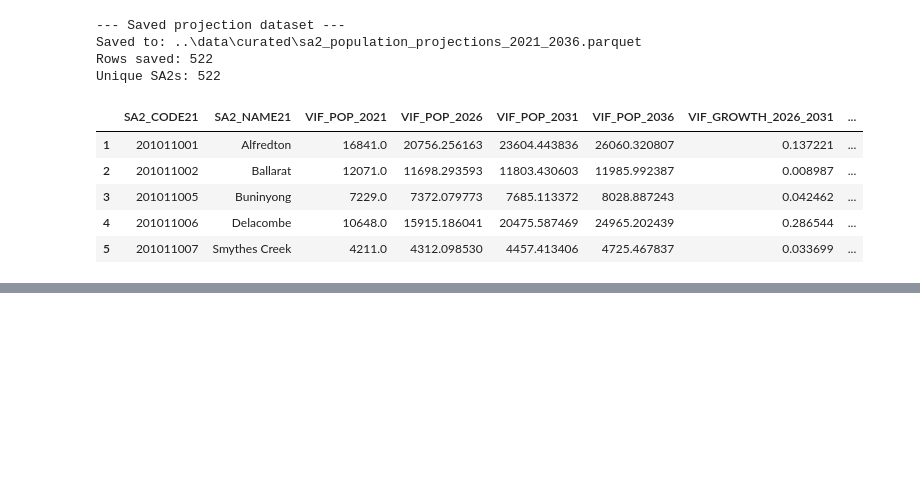
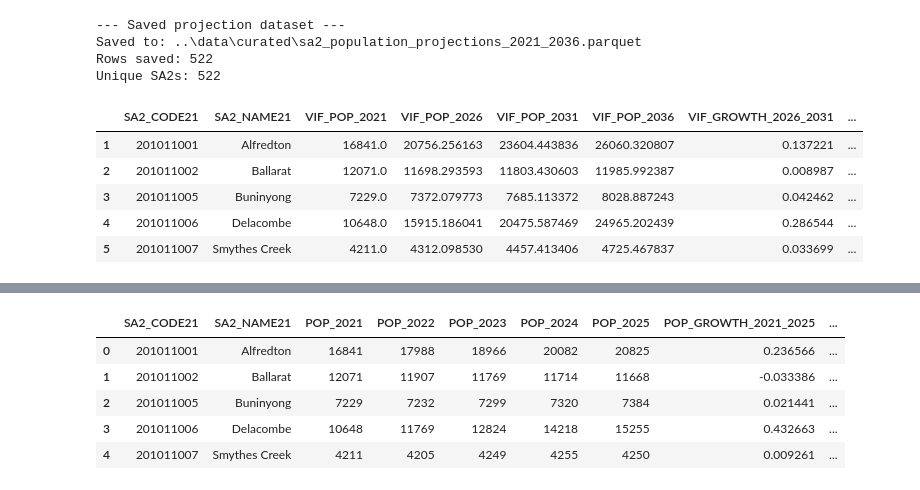
Before and after one commit to mdharmawan19/industry-project-group-55, a Jupyter notebook: notebooks/04_abs_sa2_crosswalk.ipynb, the cells around one changed output, grey strips where cells are left out. Drawn from its saved outputs; the diff is of its cells as text; code cells hidden in the pictures; blank space fills up the shorter version.

Commit message:
sa2 waiting for the cleaned data

```diff
--- a/notebooks/04_abs_sa2_crosswalk.ipynb
+++ b/notebooks/04_abs_sa2_crosswalk.ipynb
@@ -685,3 +685,70 @@ Unique SA2s: 522
 | 3 | 201011005 | Buninyong | 7229.0 | 7372.079773 | 7685.113372 | 8028.887243 | 0.042462 | ... |
 | 4 | 201011006 | Delacombe | 10648.0 | 15915.186041 | 20475.587469 | 24965.202439 | 0.286544 | ... |
 | 5 | 201011007 | Smythes Creek | 4211.0 | 4312.098530 | 4457.413406 | 4725.467837 | 0.033699 | ... |
+# %%
+# ============================================================
+# Build master SA2 feature table
+# ============================================================
+
+sa2_features = (
+    population_clean
+    .merge(
+        income_clean[
+            [
+                "SA2_CODE21",
+                "EARNERS_2022_23",
+                "MEDIAN_INCOME_2022_23",
+                "MEAN_INCOME_2022_23"
+            ]
+        ],
+        on="SA2_CODE21",
+        how="left"
+    )
+    .merge(
+        vif_clean[
+            [
+                "SA2_CODE21",
+                "VIF_POP_2026",
+                "VIF_POP_2031",
+                "VIF_POP_2036",
+                "VIF_GROWTH_2026_2031",
+                "VIF_GROWTH_2021_2036"
+            ]
+        ],
+        on="SA2_CODE21",
+        how="left"
+    )
+)
+
+# Check final table
+print("--- Master SA2 feature table ---")
+print("Rows:", len(sa2_features))
+print("Unique SA2s:", sa2_features["SA2_CODE21"].nunique())
+print("Duplicate SA2 codes:", sa2_features["SA2_CODE21"].duplicated().sum())
+
+print("\nMissing values:")
+print(
+    sa2_features[
+        [
+            "POP_2025",
+            "MEDIAN_INCOME_2022_23",
+            "VIF_POP_2031",
+            "VIF_GROWTH_2026_2031"
+        ]
+    ].isna().sum()
+)
+
+# Save master feature table
+OUTPUT_FEATURES = Path(
+    "../data/curated/sa2_features.parquet"
+)
+
+sa2_features.to_parquet(
+    OUTPUT_FEATURES,
+    index=False
+)
+
+print(f"\nSaved to: {OUTPUT_FEATURES}")
+
+display(sa2_features.head())
+# %% [output]
@@ -687,0 +768,6 @@ Unique SA2s: 522
+|  | SA2_CODE21 | SA2_NAME21 | POP_2021 | POP_2022 | POP_2023 | POP_2024 | POP_2025 | POP_GROWTH_2021_2025 | ... |
+| 0 | 201011001 | Alfredton | 16841 | 17988 | 18966 | 20082 | 20825 | 0.236566 | ... |
+| 1 | 201011002 | Ballarat | 12071 | 11907 | 11769 | 11714 | 11668 | -0.033386 | ... |
+| 2 | 201011005 | Buninyong | 7229 | 7232 | 7299 | 7320 | 7384 | 0.021441 | ... |
+| 3 | 201011006 | Delacombe | 10648 | 11769 | 12824 | 14218 | 15255 | 0.432663 | ... |
+| 4 | 201011007 | Smythes Creek | 4211 | 4205 | 4249 | 4255 | 4250 | 0.009261 | ... |
```
Also changed, not shown: parts of 2 cells of this notebook.
